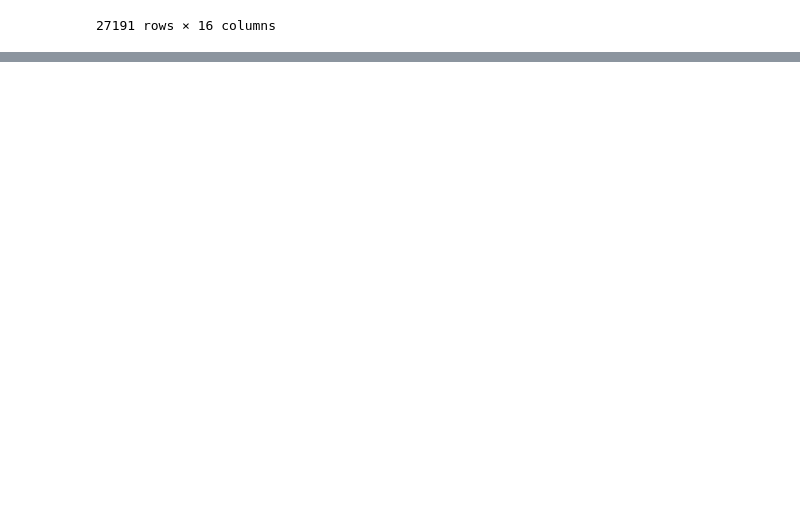
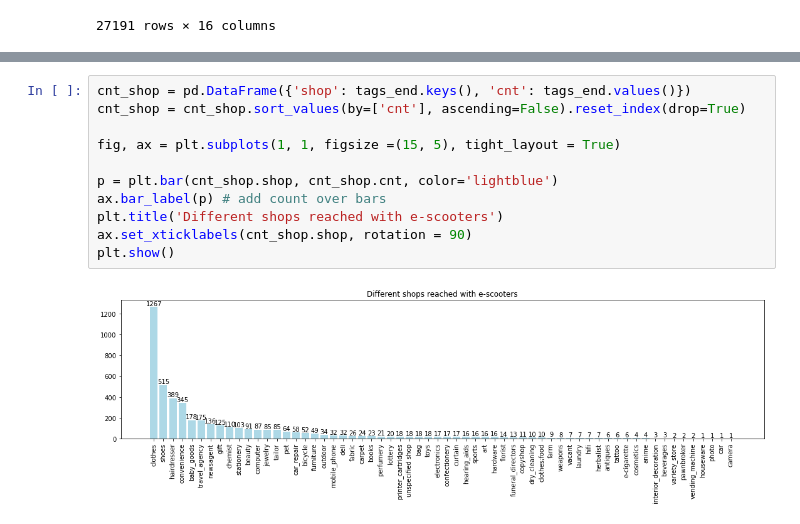
Before and after one commit to dclfbk/escooter_trento, a Jupyter notebook: code/trips_purposes.ipynb, the cells around one changed output, grey strips where cells are left out. Cells and saved outputs as stored; diff of their text form; blank space fills up the shorter version.

```diff
--- a/code/trips_purposes.ipynb
+++ b/code/trips_purposes.ipynb
@@ -693,0 +865,13 @@ df
+# %%
+cnt_shop = pd.DataFrame({'shop': tags_end.keys(), 'cnt': tags_end.values()})
+cnt_shop = cnt_shop.sort_values(by=['cnt'], ascending=False).reset_index(drop=True)
+
+fig, ax = plt.subplots(1, 1, figsize =(15, 5), tight_layout = True)
+
+p = plt.bar(cnt_shop.shop, cnt_shop.cnt, color='lightblue')
+ax.bar_label(p) # add count over bars
+plt.title('Different shops reached with e-scooters')
+ax.set_xticklabels(cnt_shop.shop, rotation = 90)
+plt.show()
+# %% [output]
+[figure, added]
```
Also changed, not shown: parts of 54 cells of this notebook.
